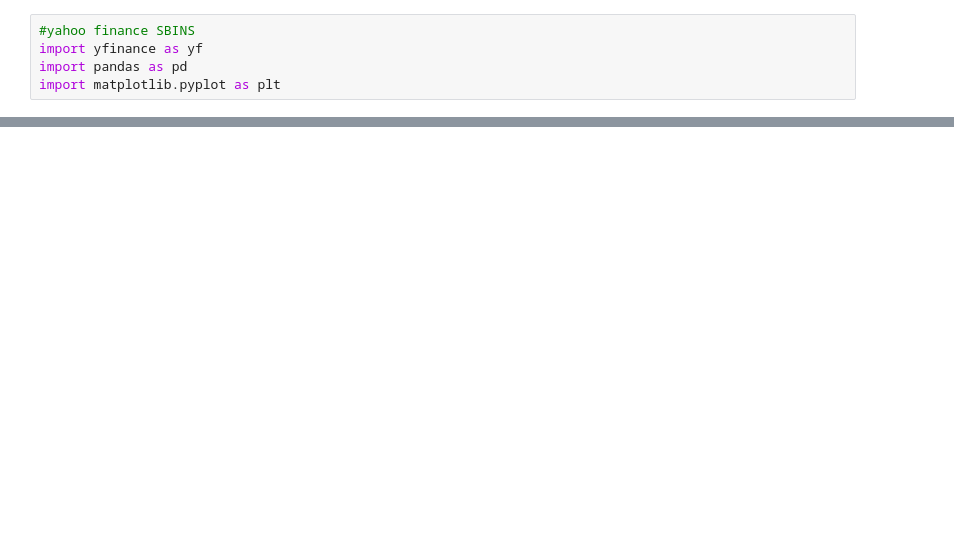
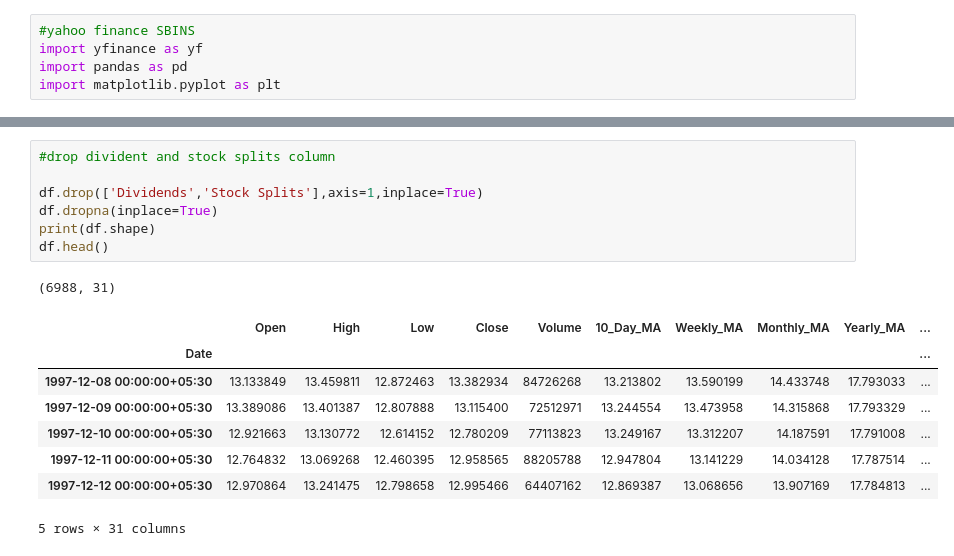
Before and after one commit to SatChittAnand/Stock-Price-Prediction-SBI-NS, a Jupyter notebook: stocksbins.ipynb, the cells around one changed output, grey strips where cells are left out. Cells and saved outputs as stored; diff of their text form; blank space fills up the shorter version.

```diff
--- a/stocksbins.ipynb
+++ b/stocksbins.ipynb
@@ -101,0 +126,17 @@ df.tail(5)
+# %%
+#drop divident and stock splits column
+
+df.drop(['Dividends','Stock Splits'],axis=1,inplace=True)
+df.dropna(inplace=True)
+print(df.shape)
+df.head()
+# %% [output]
+(6988, 31)
+|  | Open | High | Low | Close | Volume | 10_Day_MA | Weekly_MA | Monthly_MA | Yearly_MA | ... |
+| Date |  |  |  |  |  |  |  |  |  | ... |
+| 1997-12-08 00:00:00+05:30 | 13.133849 | 13.459811 | 12.872463 | 13.382934 | 84726268 | 13.213802 | 13.590199 | 14.433748 | 17.793033 | ... |
+| 1997-12-09 00:00:00+05:30 | 13.389086 | 13.401387 | 12.807888 | 13.115400 | 72512971 | 13.244554 | 13.473958 | 14.315868 | 17.793329 | ... |
+| 1997-12-10 00:00:00+05:30 | 12.921663 | 13.130772 | 12.614152 | 12.780209 | 77113823 | 13.249167 | 13.312207 | 14.187591 | 17.791008 | ... |
+| 1997-12-11 00:00:00+05:30 | 12.764832 | 13.069268 | 12.460395 | 12.958565 | 88205788 | 12.947804 | 13.141229 | 14.034128 | 17.787514 | ... |
+| 1997-12-12 00:00:00+05:30 | 12.970864 | 13.241475 | 12.798658 | 12.995466 | 64407162 | 12.869387 | 13.068656 | 13.907169 | 17.784813 | ... |
+5 rows × 31 columns
```
Also changed, not shown: parts of 12 cells of this notebook.
